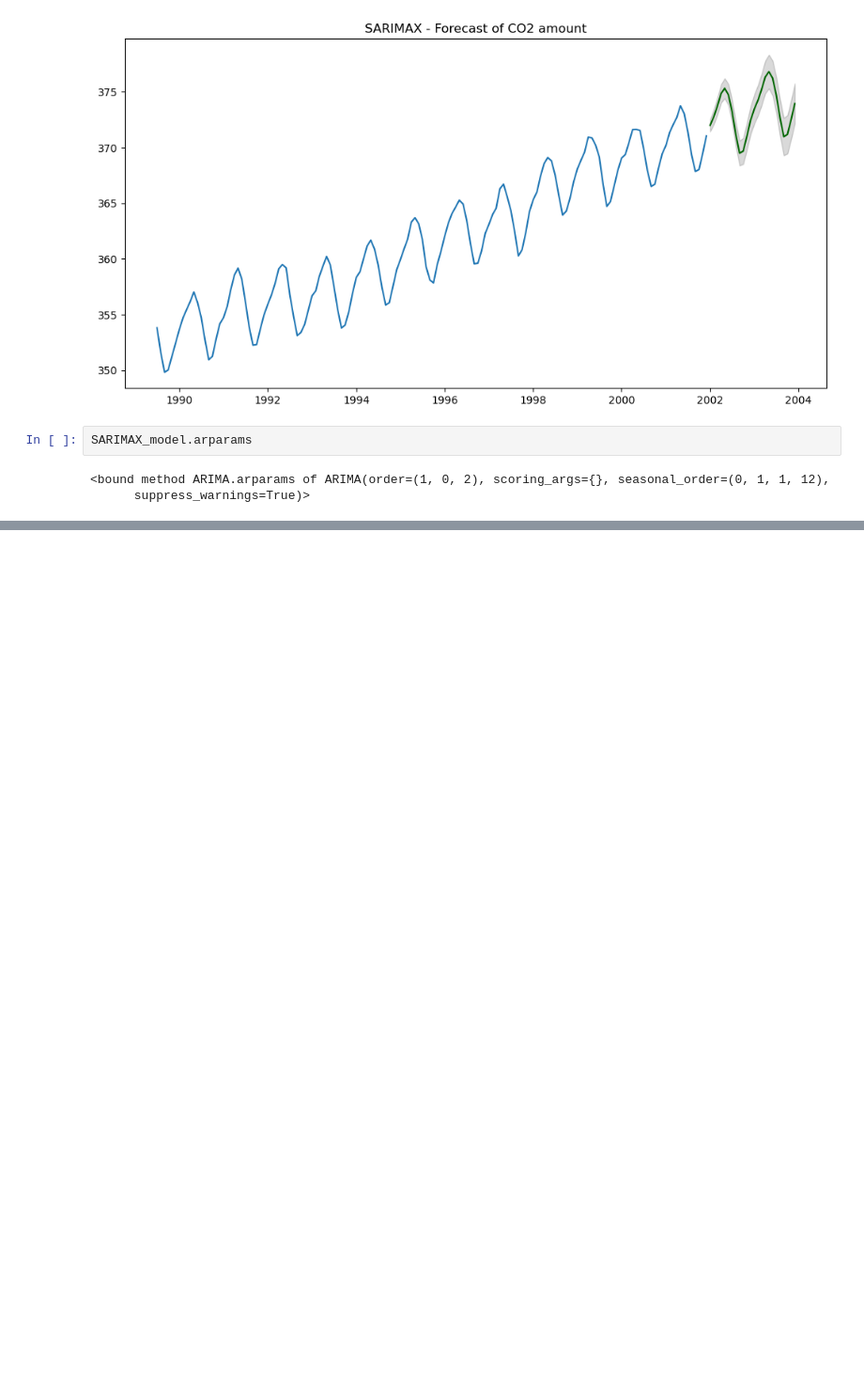
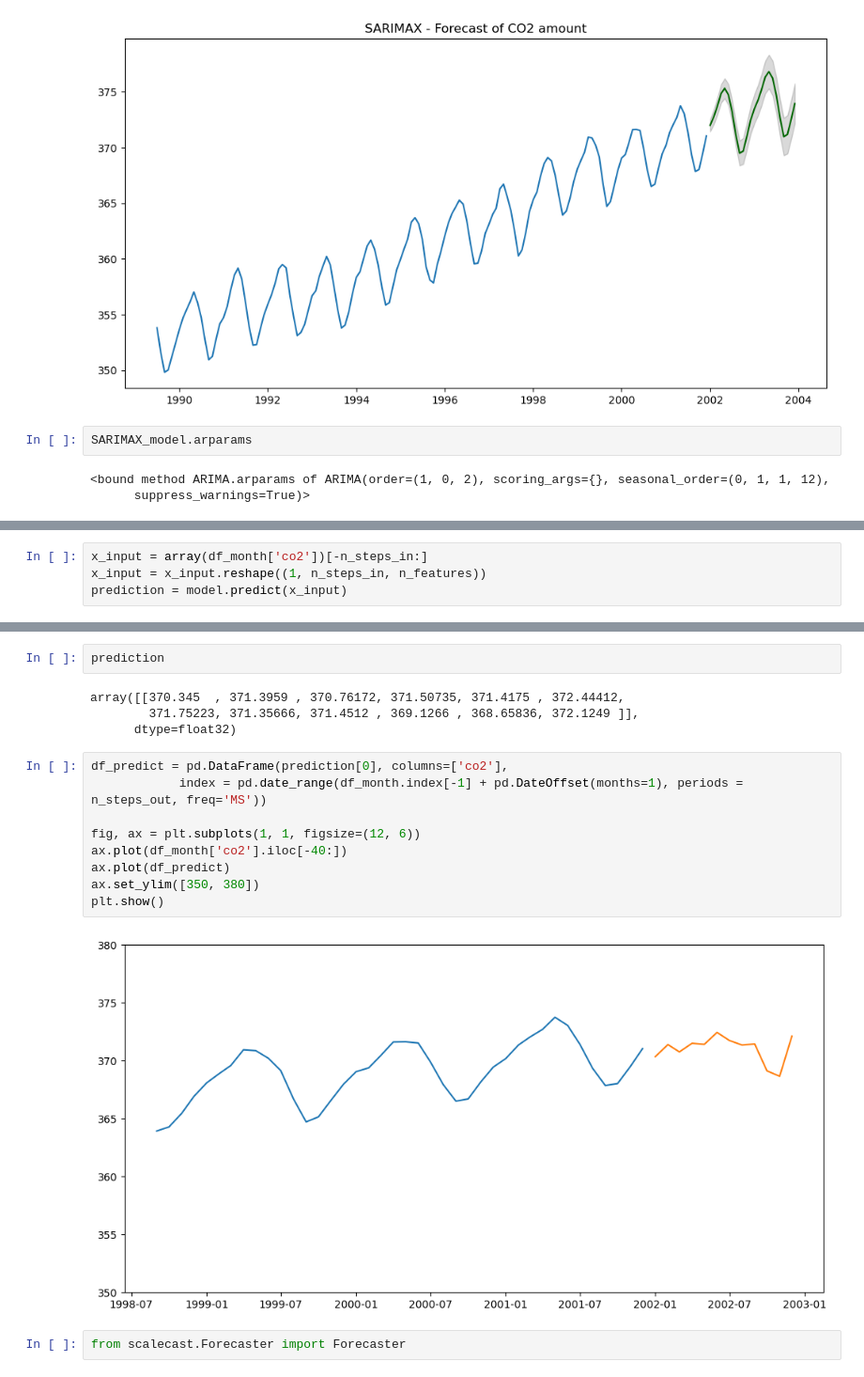
Before and after one commit to konsin1988/CO2_time_series_analysis_and_forecasting_pyspark, a Jupyter notebook: co2_model.ipynb, the cells around one changed output, grey strips where cells are left out. Shown at 94% size. Drawn from its saved outputs; the diff is of its cells as text; blank space fills up the shorter version.

```diff
--- a/co2_model.ipynb
+++ b/co2_model.ipynb
@@ -1167,0 +1152,4 @@ SARIMAX_model.arparams
+# %%
+x_input = array(df_month['co2'])[-n_steps_in:]
+x_input = x_input.reshape((1, n_steps_in, n_features))
+prediction = model.predict(x_input)
@@ -1167,0 +1158,19 @@ SARIMAX_model.arparams
+# %%
+prediction
+# %% [output]
+array([[370.345  , 371.3959 , 370.76172, 371.50735, 371.4175 , 372.44412,
+        371.75223, 371.35666, 371.4512 , 369.1266 , 368.65836, 372.1249 ]],
+      dtype=float32)
+# %%
+df_predict = pd.DataFrame(prediction[0], columns=['co2'],
+            index = pd.date_range(df_month.index[-1] + pd.DateOffset(months=1), periods = n_steps_out, freq='MS'))
+
+fig, ax = plt.subplots(1, 1, figsize=(12, 6))
+ax.plot(df_month['co2'].iloc[-40:])
+ax.plot(df_predict)
+ax.set_ylim([350, 380])
+plt.show()
+# %% [output]
+[figure, added]
+# %%
+from scalecast.Forecaster import Forecaster
```
Also changed, not shown: parts of 41 cells of this notebook.
